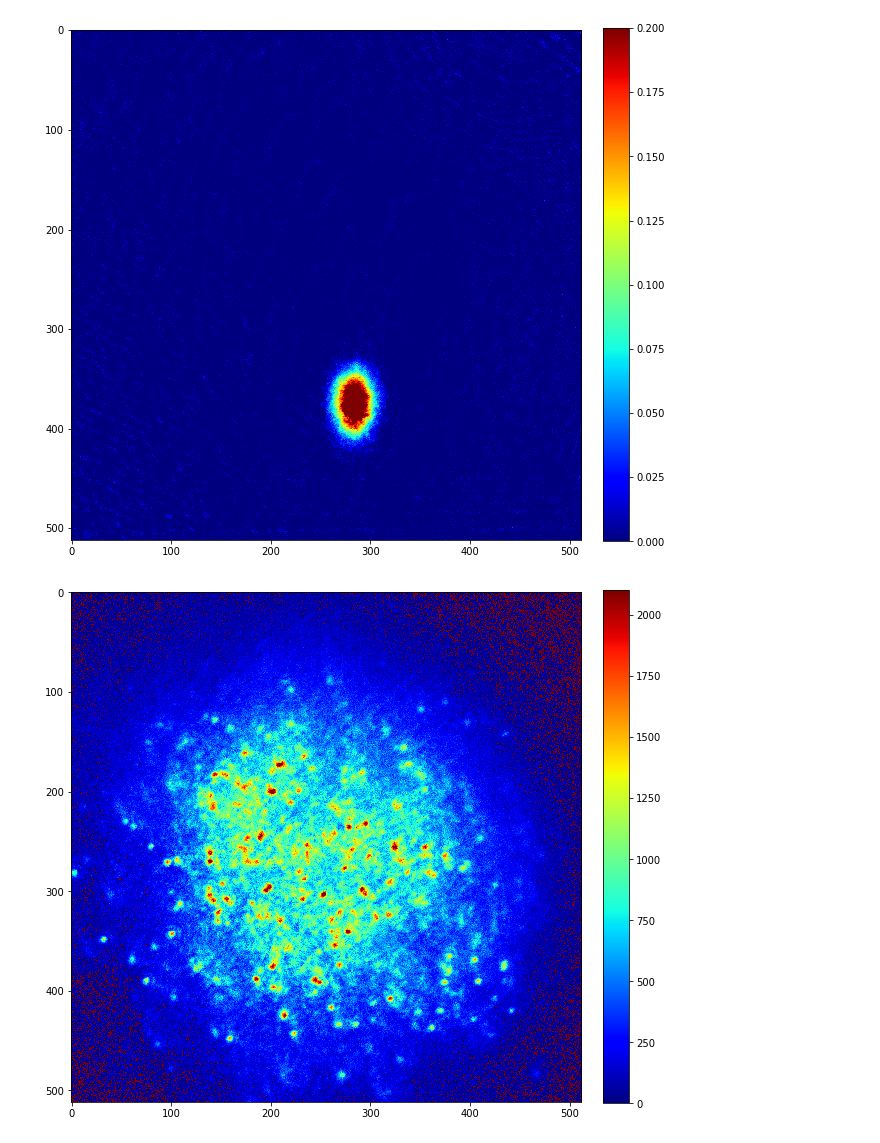
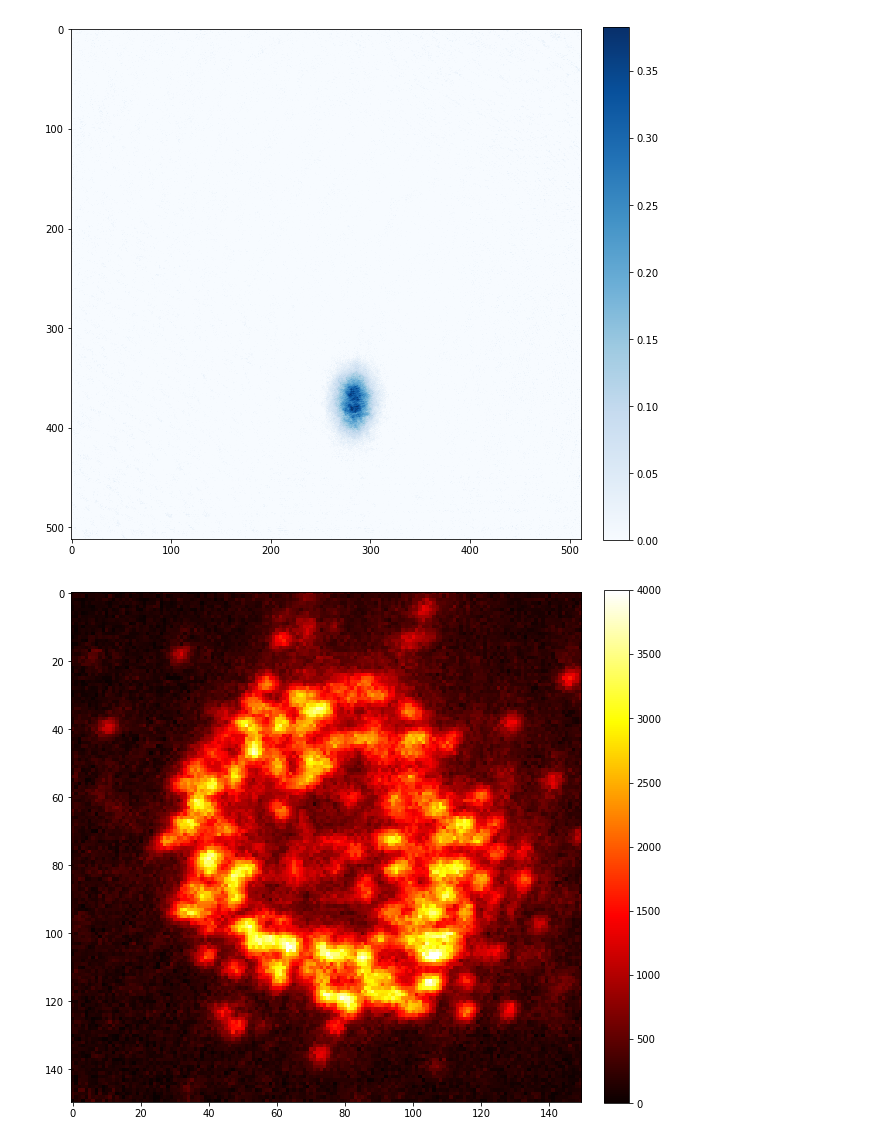
Before and after one commit to boxiaowave/pythonscriptsforlab, a Jupyter notebook: ExpImgProcess.ipynb, the cells around one changed output. Drawn from its saved outputs; the diff is of its cells as text; code cells hidden in the pictures.

```diff
--- a/ExpImgProcess.ipynb
+++ b/ExpImgProcess.ipynb
@@ -7,18 +8,20 @@ import os
 %matplotlib inline
 # %%
+cmap = LinearSegmentedColormap.from_list('mycmap', ['black','red', 'white'])
+
 def AbsorbIma(filename,rottime=0,vmin='auto',vmax='auto',cmap='jet'):
     filelist=[os.path.splitext(filename)[0][:-1]+str(i+1)+os.path.splitext(filename)[1] for i in range(3)]
     #print(filelist)
     fig, ax = plt.subplots(figsize=(10,10))
-    PicList=[np.array(Image.open(filelist[i])) for i in range(len(filelist))]
+    PicList=[np.array(Image.open(filelist[i]),dtype='float64') for i in range(len(filelist))]
     #plt.imshow(PicList[0])
     #plt.colorbar(ticks=[0.1, 0.3, 0.5, 0.7], orientation='horizontal')
     s=np.log((PicList[1]-PicList[2])/(PicList[0]-PicList[2]))
     if (vmax=='auto') or (vmin=='auto'):
-        im=ax.imshow((np.rot90(s,rottime)),
+        im=ax.imshow((np.rot90(s,rottime)),interpolation = 'none' ,
                  cmap=cmap,vmin=0)
     else:
-        im=ax.imshow((np.rot90(s,rottime)),
+        im=ax.imshow((np.rot90(s,rottime)),interpolation = 'none' ,
                  cmap=cmap,vmin=vmin,vmax=vmax)
     fig.colorbar(im,fraction=0.046, pad=0.04)
 
@@ -26,25 +29,27 @@ def FlorIma(filename,rottime=0,vmin='auto',vmax='auto',cmap='jet',trp='False'):
     filelist=[os.path.splitext(filename)[0][:-1]+str(i+1)+os.path.splitext(filename)[1] for i in range(2)]
     #print(filelist)
     fig, ax = plt.subplots(figsize=(10,10))
-    PicList=[np.array(Image.open(filelist[i])) for i in range(len(filelist))]
+    PicList=[np.array(Image.open(filelist[i]),dtype='float64') for i in range(len(filelist))]
     #plt.imshow(PicList[0])
     #plt.colorbar(ticks=[0.1, 0.3, 0.5, 0.7], orientation='horizontal')
-    s=PicList[0]-PicList[1]
+    s=(PicList[0]-PicList[1])[174:324,179:329]
     if (trp=='True'):
         s=np.transpose(s)
     if (vmax=='auto') or (vmin=='auto'):
-        im=ax.imshow((np.rot90(s,rottime)),
+        im=ax.imshow((np.rot90(s,rottime)),interpolation = 'none' ,
                  cmap=cmap,vmin=0)
     else:
-        im=ax.imshow((np.rot90(s,rottime)),
+        im=ax.imshow((np.rot90(s,rottime)),interpolation = 'none' ,
                  cmap=cmap,vmin=vmin,vmax=vmax)
-    fig.colorbar(im,fraction=0.046, pad=0.04)
+    cbar=fig.colorbar(im,fraction=0.046, pad=0.04)
+    cbar.ax.tick_params(labelsize=10)
 # %%
-AbsorbIma('./Data/test_0.00-18.02.01-16.35.25--272-1.tiff',1,0,0.2,cmap='jet')
+AbsorbIma('./Data/test_0.00-18.02.01-16.35.25--272-1.tiff',1,cmap='Blues')
 # %% [output]
-[figure, old version]
+[figure, new version]
 # %%
-FlorIma('./data/EtaloningPics_1.00-18.02.01-17.59.13--068-1.tiff'
-        ,2,0,2100,cmap='jet',trp='True')
+FlorIma('./data/EtaloningPics_1.00-18.02.08-17.49.11--065-1.tiff'
+        ,2,0,4000,cmap='hot',trp='True')
+plt.savefig('./data/BestMottInsulator.png')
 # %% [output]
-[figure, old version]
+[figure, new version]
```
Also changed, not shown: parts of 1 cell of this notebook, 7 other files.
